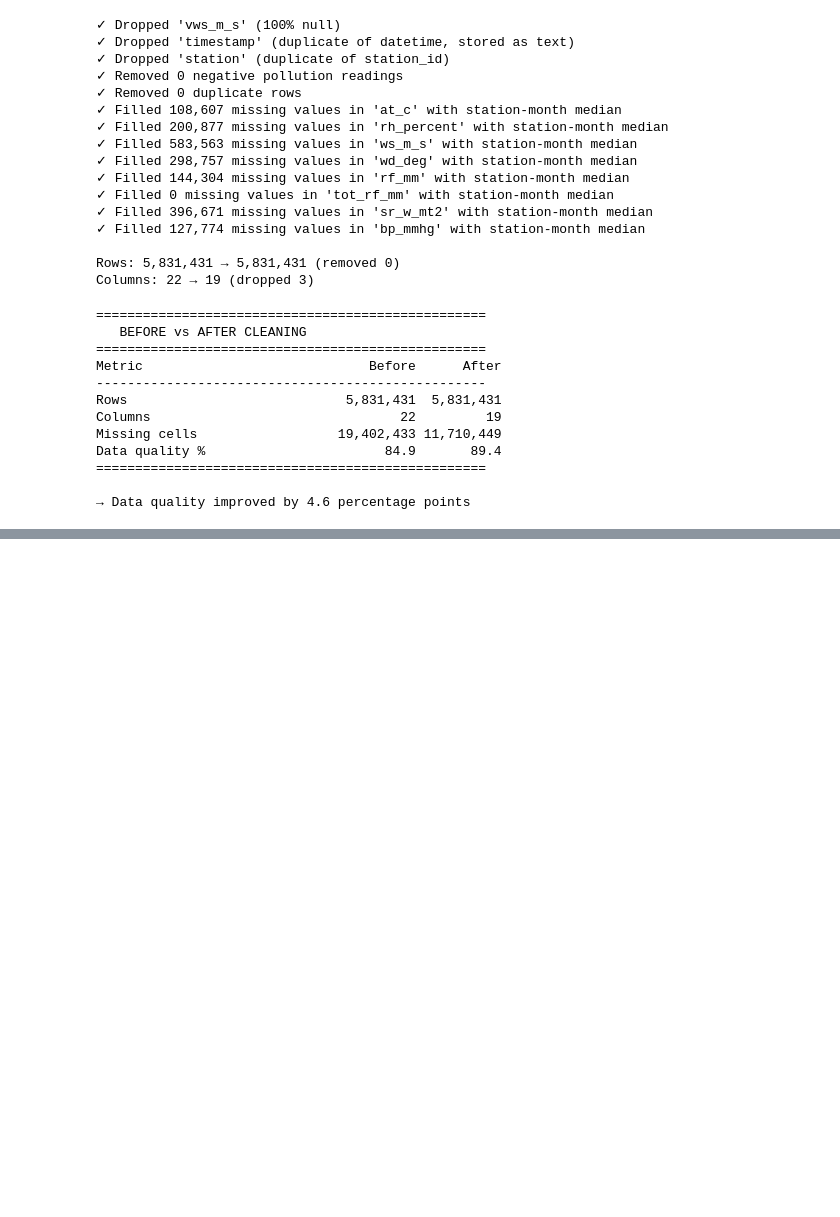
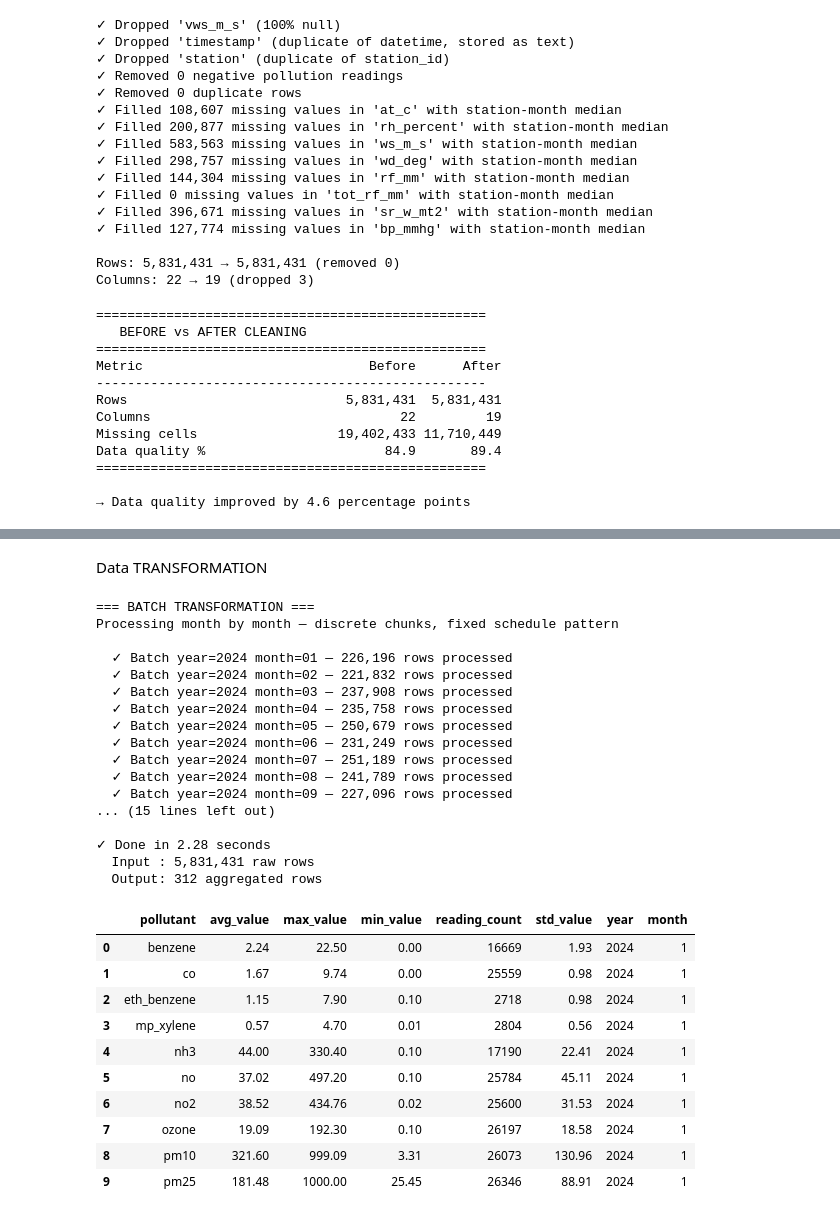
Before and after one commit to hema200528/Air-quality-pipeline, a Jupyter notebook: week3_cleaning_eda.ipynb, the cells around one changed output, grey strips where cells are left out. Drawn from its saved outputs; the diff is of its cells as text; code cells hidden in the pictures; blank space fills up the shorter version.

```diff
--- a/week3_cleaning_eda.ipynb
+++ b/week3_cleaning_eda.ipynb
@@ -266,3 +266,64 @@ Improvement      : +4.6 percentage points
 Remaining nulls  : weather columns with no station readings for entire months
 [interactive output not drawn]
 [interactive output not drawn]
+# %% [markdown]
+Data TRANSFORMATION
+# %%
+import time
+from functools import reduce as ft_reduce
+
+print("=== BATCH TRANSFORMATION ===")
+print("Processing month by month — discrete chunks, fixed schedule pattern\n")
+
+results = []
+start = time.time()
+
+for (year, month), batch in df_clean.groupby(['year', 'month']):
+    batch_stats = batch.groupby('pollutant')['value'].agg(
+        ['mean', 'max', 'min', 'count', 'std']
+    ).round(2)
+    batch_stats['year'] = year
+    batch_stats['month'] = month
+    results.append(batch_stats)
+    print(f"  ✓ Batch year={year} month={month:02d} — {len(batch):,} rows processed")
+
+batch_transformed = pd.concat(results).reset_index()
+batch_transformed.rename(columns={
+    'mean': 'avg_value', 'max': 'max_value',
+    'min': 'min_value', 'count': 'reading_count', 'std': 'std_value'
+}, inplace=True)
+
+elapsed = time.time() - start
+print(f"\n✓ Done in {elapsed:.2f} seconds")
+print(f"  Input : {len(df_clean):,} raw rows")
+print(f"  Output: {len(batch_transformed):,} aggregated rows")
+batch_transformed.head(10)
+# %% [output]
+=== BATCH TRANSFORMATION ===
+Processing month by month — discrete chunks, fixed schedule pattern
+
+  ✓ Batch year=2024 month=01 — 226,196 rows processed
+  ✓ Batch year=2024 month=02 — 221,832 rows processed
+  ✓ Batch year=2024 month=03 — 237,908 rows processed
+  ✓ Batch year=2024 month=04 — 235,758 rows processed
+  ✓ Batch year=2024 month=05 — 250,679 rows processed
+  ✓ Batch year=2024 month=06 — 231,249 rows processed
+  ✓ Batch year=2024 month=07 — 251,189 rows processed
+  ✓ Batch year=2024 month=08 — 241,789 rows processed
+  ✓ Batch year=2024 month=09 — 227,096 rows processed
+... (15 lines left out)
+
+✓ Done in 2.28 seconds
+  Input : 5,831,431 raw rows
+  Output: 312 aggregated rows
+|  | pollutant | avg_value | max_value | min_value | reading_count | std_value | year | month |
+| 0 | benzene | 2.24 | 22.50 | 0.00 | 16669 | 1.93 | 2024 | 1 |
+| 1 | co | 1.67 | 9.74 | 0.00 | 25559 | 0.98 | 2024 | 1 |
+| 2 | eth_benzene | 1.15 | 7.90 | 0.10 | 2718 | 0.98 | 2024 | 1 |
+| 3 | mp_xylene | 0.57 | 4.70 | 0.01 | 2804 | 0.56 | 2024 | 1 |
+| 4 | nh3 | 44.00 | 330.40 | 0.10 | 17190 | 22.41 | 2024 | 1 |
+| 5 | no | 37.02 | 497.20 | 0.10 | 25784 | 45.11 | 2024 | 1 |
+| 6 | no2 | 38.52 | 434.76 | 0.02 | 25600 | 31.53 | 2024 | 1 |
+| 7 | ozone | 19.09 | 192.30 | 0.10 | 26197 | 18.58 | 2024 | 1 |
+| 8 | pm10 | 321.60 | 999.09 | 3.31 | 26073 | 130.96 | 2024 | 1 |
+| 9 | pm25 | 181.48 | 1000.00 | 25.45 | 26346 | 88.91 | 2024 | 1 |
```
Also changed, not shown: parts of 8 cells of this notebook.
